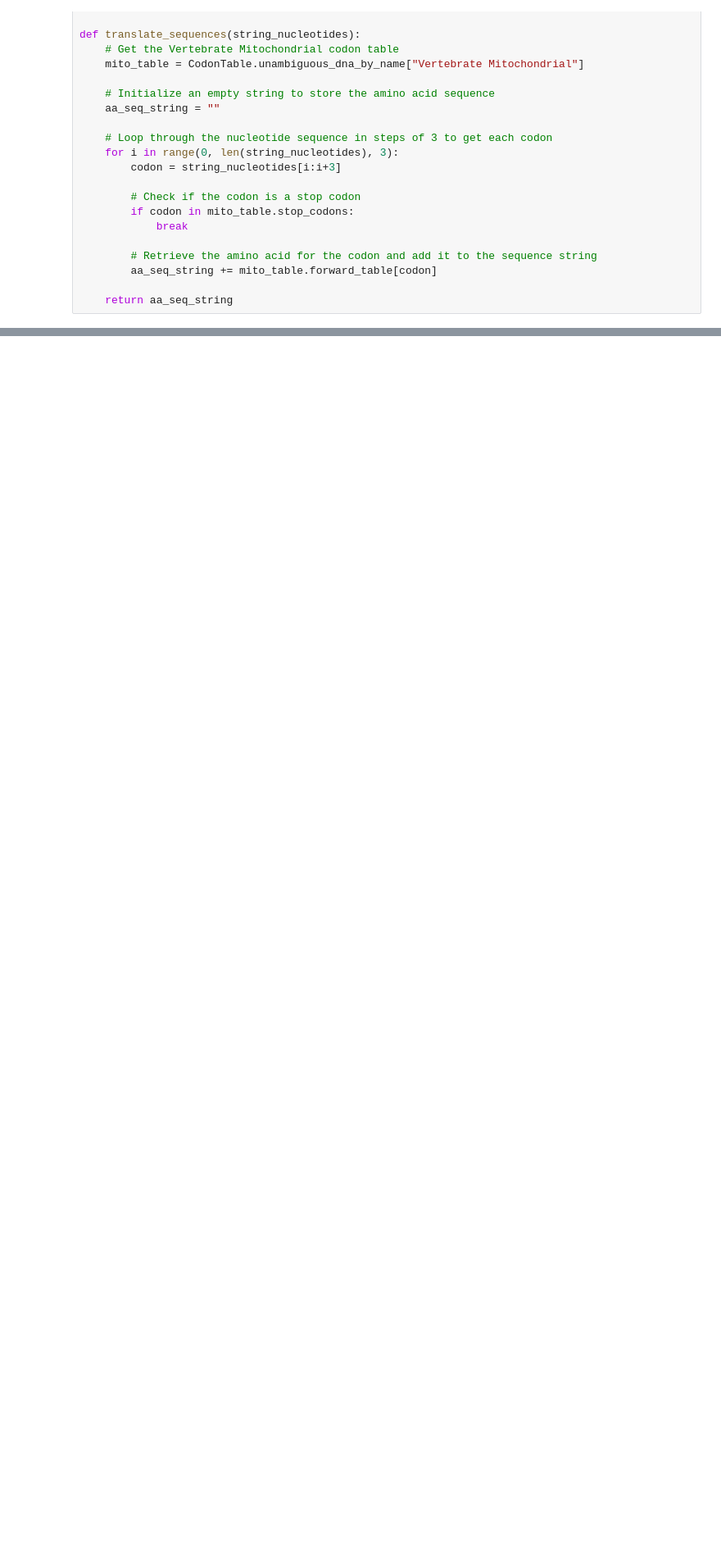
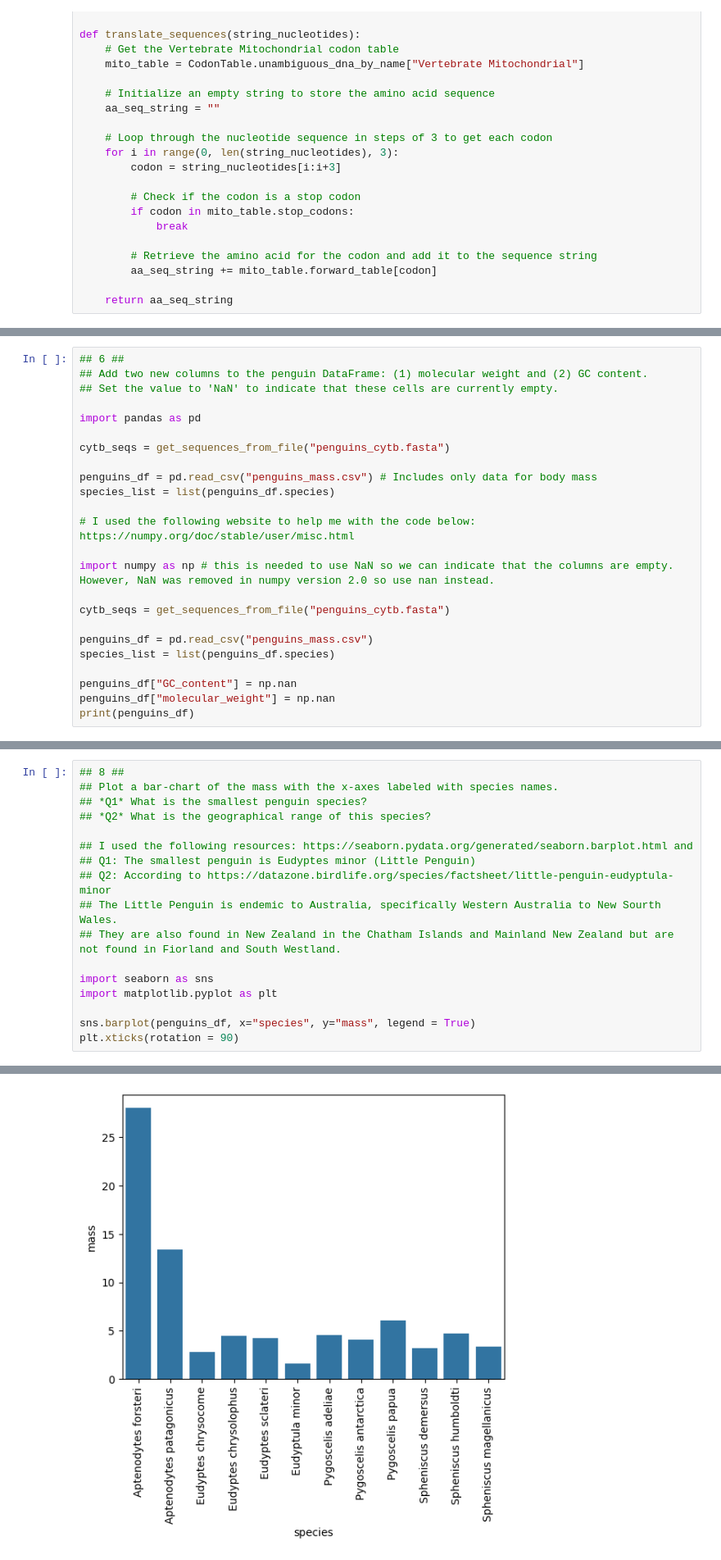
Before and after one commit to jreovito/BCB546-PythonHW_Spring2025, a Jupyter notebook: assignments/Python_Assignment/Eovito_Python_HW-1.ipynb, the cells around one changed output, grey strips where cells are left out. Shown at 82% size. Saved outputs shown, nothing was run; the diff lists cells and outputs as text; blank space fills up the shorter version.

```diff
--- a/assignments/Python_Assignment/Eovito_Python_HW-1.ipynb
+++ b/assignments/Python_Assignment/Eovito_Python_HW-1.ipynb
@@ -110,0 +185,24 @@ def translate_sequences(string_nucleotides):
+# %%
+## 6 ##
+## Add two new columns to the penguin DataFrame: (1) molecular weight and (2) GC content.
+## Set the value to 'NaN' to indicate that these cells are currently empty.
+
+import pandas as pd
+
+cytb_seqs = get_sequences_from_file("penguins_cytb.fasta")
+
+penguins_df = pd.read_csv("penguins_mass.csv") # Includes only data for body mass
+species_list = list(penguins_df.species)
+
+# I used the following website to help me with the code below: https://numpy.org/doc/stable/user/misc.html
+
+import numpy as np # this is needed to use NaN so we can indicate that the columns are empty. However, NaN was removed in numpy version 2.0 so use nan instead.
+
+cytb_seqs = get_sequences_from_file("penguins_cytb.fasta")
+
+penguins_df = pd.read_csv("penguins_mass.csv")
+species_list = list(penguins_df.species)
+
+penguins_df["GC_content"] = np.nan
+penguins_df["molecular_weight"] = np.nan
+print(penguins_df)
@@ -110,0 +286,18 @@ def translate_sequences(string_nucleotides):
+# %%
+## 8 ##
+## Plot a bar-chart of the mass with the x-axes labeled with species names.
+## *Q1* What is the smallest penguin species?
+## *Q2* What is the geographical range of this species?
+
+## I used the following resources: https://seaborn.pydata.org/generated/seaborn.barplot.html and
+## Q1: The smallest penguin is Eudyptes minor (Little Penguin)
+## Q2: According to https://datazone.birdlife.org/species/factsheet/little-penguin-eudyptula-minor
+## The Little Penguin is endemic to Australia, specifically Western Australia to New Sourth Wales.
+## They are also found in New Zealand in the Chatham Islands and Mainland New Zealand but are not found in Fiorland and South Westland.
+
+import seaborn as sns
+import matplotlib.pyplot as plt
+
+sns.barplot(penguins_df, x="species", y="mass", legend = True)
+plt.xticks(rotation = 90)
+# %% [output]
@@ -110,0 +317 @@ def translate_sequences(string_nucleotides):
+[figure, added]
```
Also changed, not shown: parts of 23 cells of this notebook, 1 other file.
